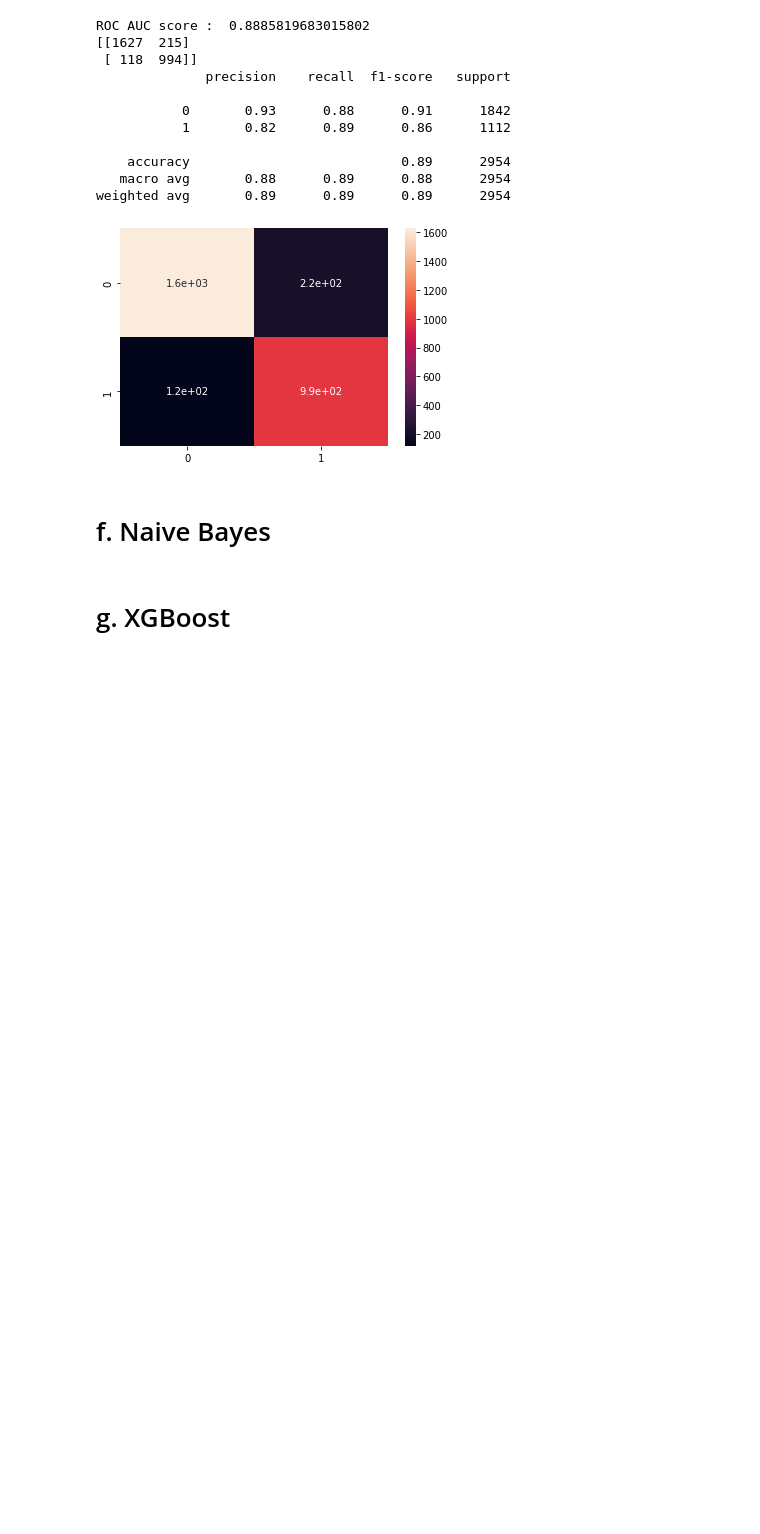
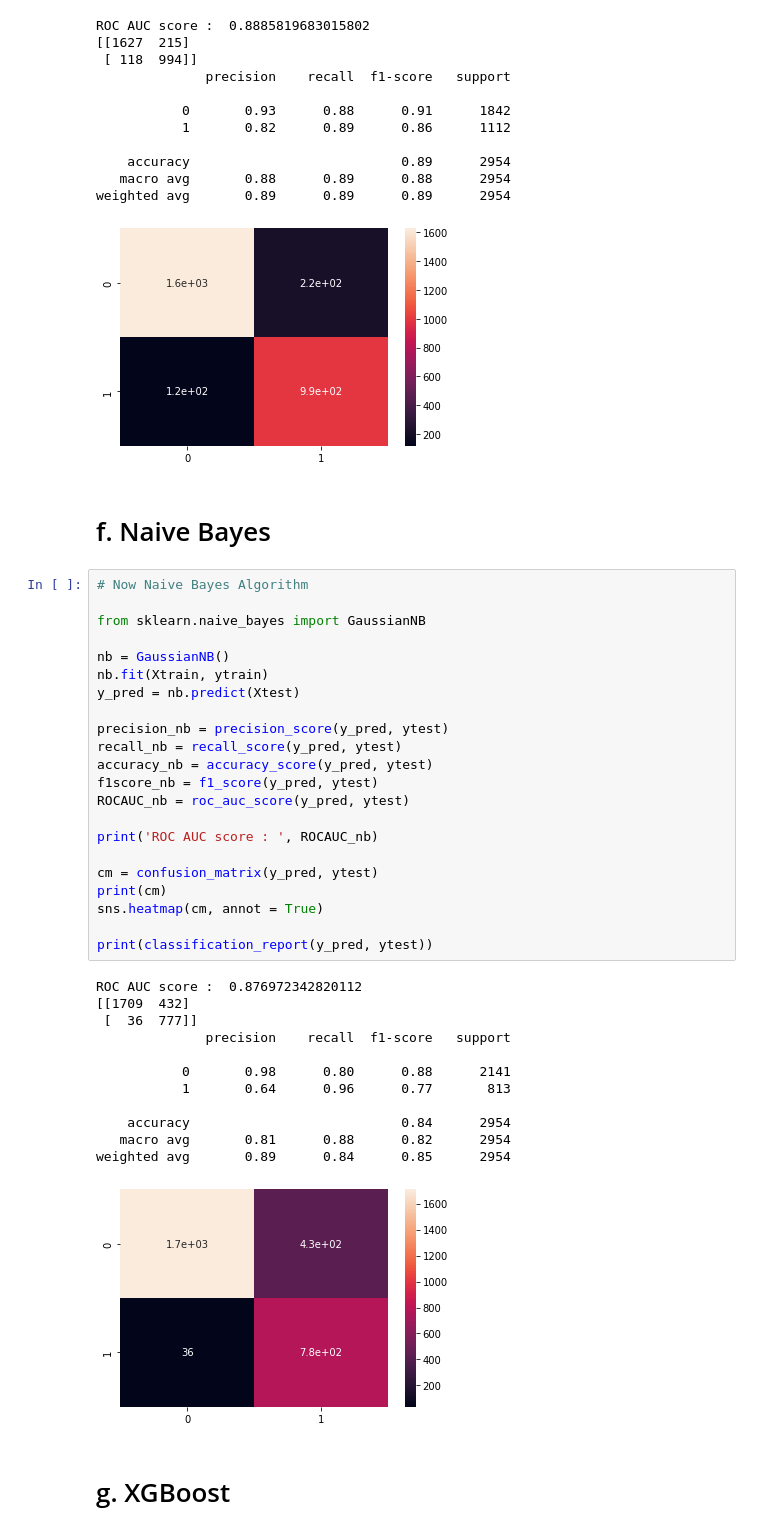
Before and after one commit to saptaksubhra/Classification-ML-Bank-Marketing-Effectiveness-Prediction, a Jupyter notebook: Bank_Marketing_Effectiveness_Prediction_Final_Notebook_Capstone_Project.ipynb, the cells around one changed output. Drawn from its saved outputs; the diff is of its cells as text; blank space fills up the shorter version.

```diff
--- a/Bank_Marketing_Effectiveness_Prediction_Final_Notebook_Capstone_Project.ipynb
+++ b/Bank_Marketing_Effectiveness_Prediction_Final_Notebook_Capstone_Project.ipynb
@@ -760,5 +768,40 @@ weighted avg       0.89      0.89      0.89      2954
 [figure]
 # %% [markdown]
 # f. Naive Bayes
+# %%
+# Now Naive Bayes Algorithm
+
+from sklearn.naive_bayes import GaussianNB
+
+nb = GaussianNB()
+nb.fit(Xtrain, ytrain)
+y_pred = nb.predict(Xtest)
+
+precision_nb = precision_score(y_pred, ytest)
+recall_nb = recall_score(y_pred, ytest)
+accuracy_nb = accuracy_score(y_pred, ytest)
+f1score_nb = f1_score(y_pred, ytest)
+ROCAUC_nb = roc_auc_score(y_pred, ytest)
+
+print('ROC AUC score : ', ROCAUC_nb)
+
+cm = confusion_matrix(y_pred, ytest)
+print(cm)
+sns.heatmap(cm, annot = True)
+
+print(classification_report(y_pred, ytest))
+# %% [output]
+ROC AUC score :  0.876972342820112
+[[1709  432]
+ [  36  777]]
+              precision    recall  f1-score   support
+
+           0       0.98      0.80      0.88      2141
+           1       0.64      0.96      0.77       813
+
+    accuracy                           0.84      2954
+   macro avg       0.81      0.88      0.82      2954
+weighted avg       0.89      0.84      0.85      2954
+[figure, added]
 # %% [markdown]
 # g. XGBoost
```
Also changed, not shown: parts of 9 cells of this notebook.
